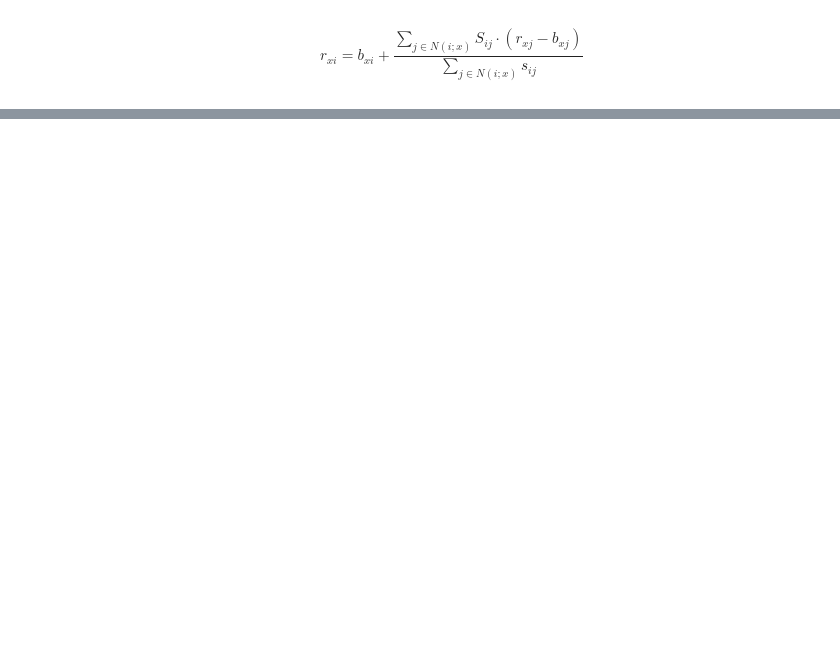
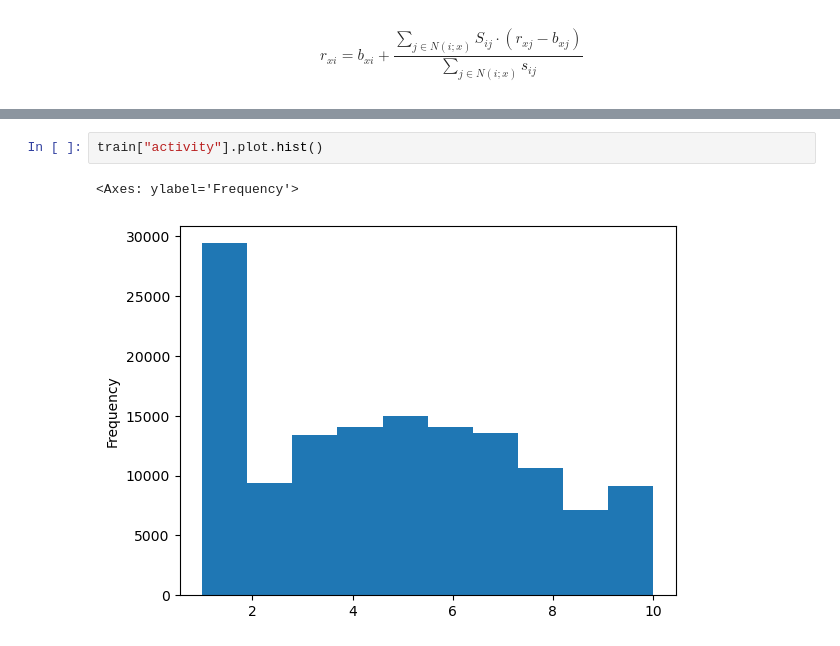
Before and after one commit to Parolps/Project, a Jupyter notebook: collaborative_filtering.ipynb, the cells around one changed output, grey strips where cells are left out. Cells and saved outputs as stored; diff of their text form; blank space fills up the shorter version.

```diff
--- a/collaborative_filtering.ipynb
+++ b/collaborative_filtering.ipynb
@@ -259,0 +300,5 @@ Real 9
+# %%
+train["activity"].plot.hist()
+# %% [output]
+<Axes: ylabel='Frequency'>
+[figure, added]
```
Also changed, not shown: parts of 15 cells of this notebook, 4 other files.
